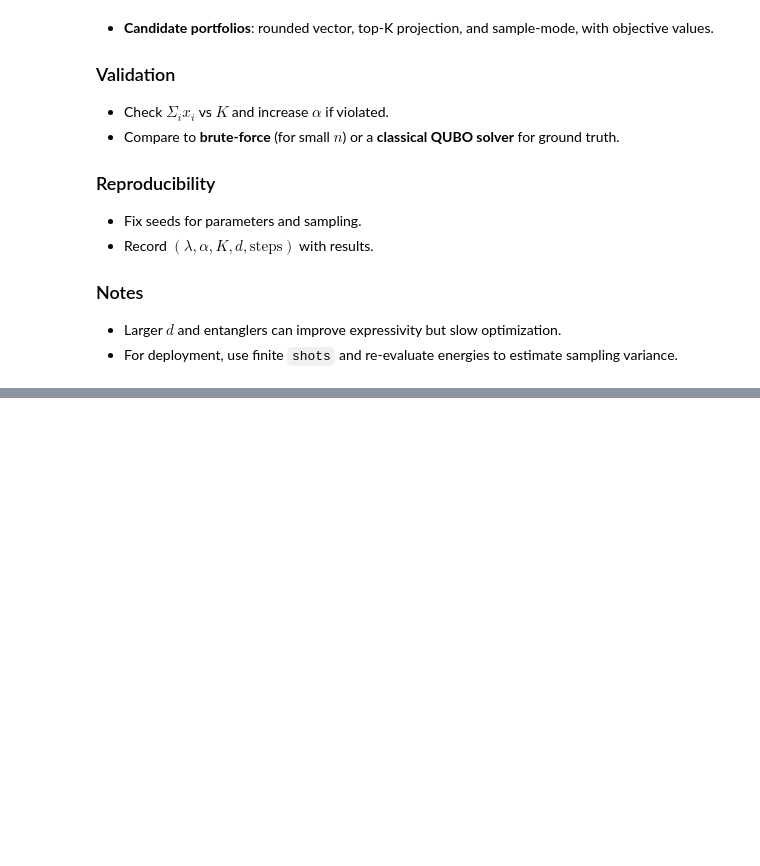
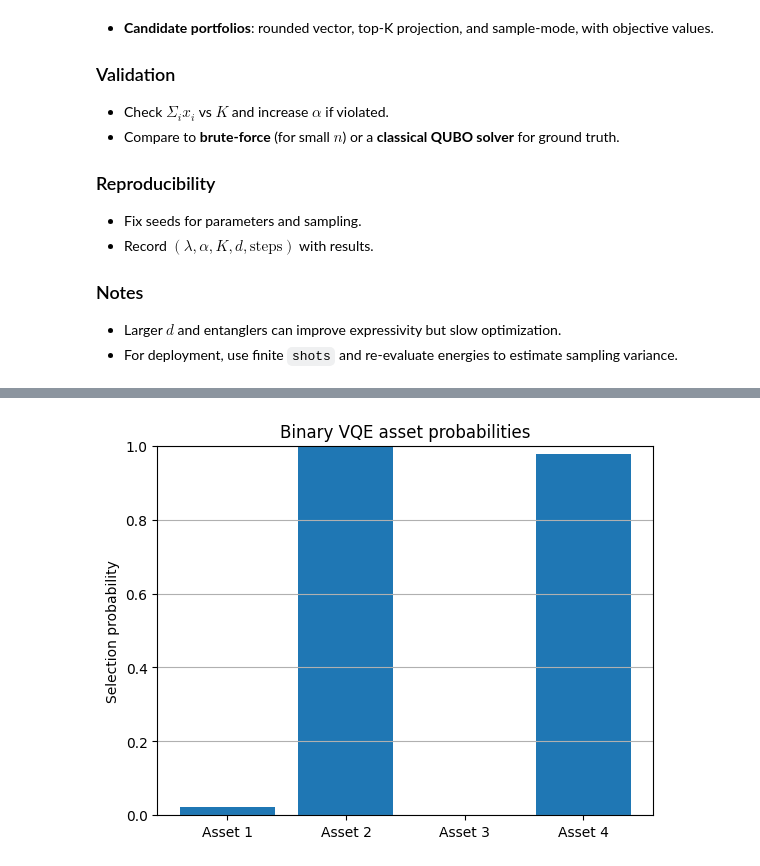
Before and after one commit to SidRichardsQuantum/VQE_Portfolio_Optimization, a Jupyter notebook: notebooks/Binary_VQE.ipynb, the cells around one changed output, grey strips where cells are left out. Cells and saved outputs as stored; diff of their text form; code cells hidden in the pictures; blank space fills up the shorter version.

Commit message:
markdown changes and save images

```diff
--- a/notebooks/Binary_VQE.ipynb
+++ b/notebooks/Binary_VQE.ipynb
@@ -176,13 +201,16 @@ print("Rounded x :", x_round.tolist(), " sum=", int(x_round.sum()))
 # %%
 # Bar plot
 x_probs = x_expect  # (1−⟨Z⟩)/2 values already in [0,1]
 plt.figure()
 plt.bar([f"Asset {i+1}" for i in range(n)], x_probs)
 plt.ylabel("Selection probability")
 plt.ylim(0, 1)
-plt.title("Asset inclusion probabilities")
+plt.title("Binary VQE asset probabilities")
 plt.grid(axis="y")
+plt.savefig("images/Binary_VQE_Probabilities.png", dpi=300, bbox_inches="tight")
 plt.show()
+# %% [output]
+[figure, added]
 # %%
 # Project to exact K by taking top-K expectations
 topK = np.argsort(-x_expect)[:K]
```
Also changed, not shown: parts of 6 cells of this notebook, 16 other files.
